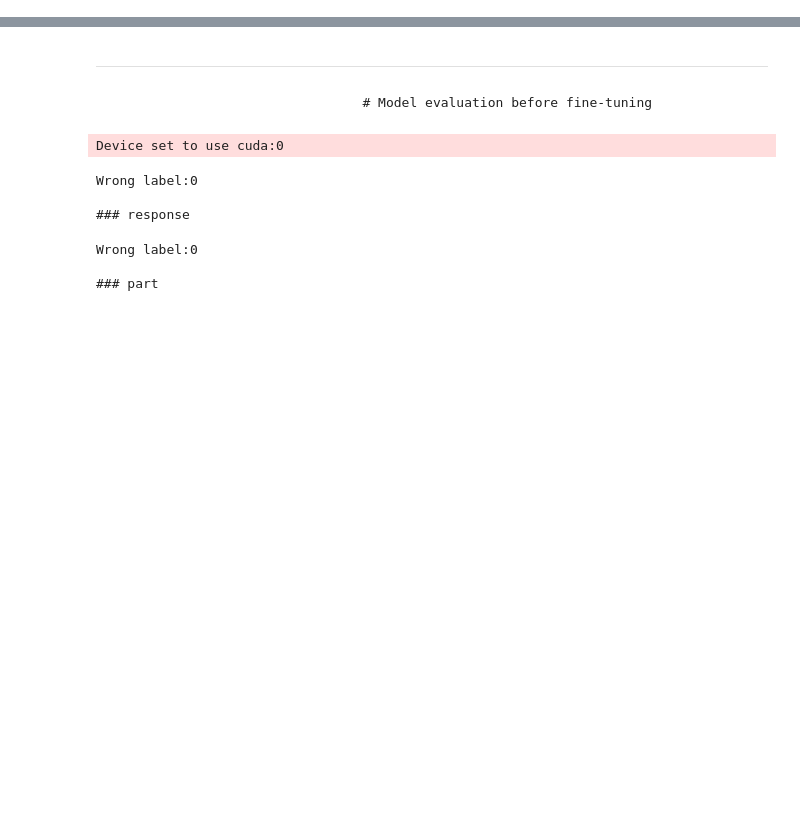
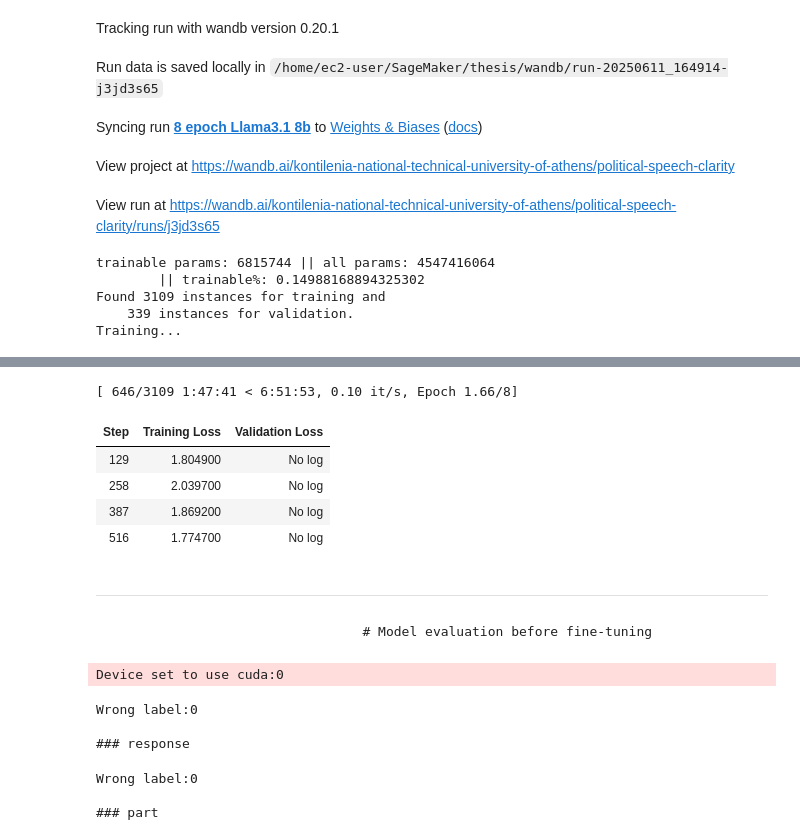
Before and after one commit to Kontilenia/thesis, a Jupyter notebook: lora_llm.ipynb, the cells around one changed output, grey strips where cells are left out. Saved outputs shown, nothing was run; the diff lists cells and outputs as text; code cells hidden in the pictures; blank space fills up the shorter version.

```diff
--- a/lora_llm.ipynb
+++ b/lora_llm.ipynb
@@ -421,32 +506,33 @@ def evaluate(base_model_name,
     evaluation_report(y_true, y_pred, labels, run)
 # %%
 os.environ['WANDB_NOTEBOOK_NAME'] = 'lora_llm'
-os.environ["WANDB_DISABLED"] = "true"
+os.environ["WANDB_DISABLED"] = "false"
 
 # Load the API key from the secret.json file
 with open('secrets.json', 'r') as file:
     secrets = json.load(file)
     huggingface_hub.login(secrets.get('HF_KEY'))
-    # wandb.login(secrets.get('WANDB_KEY'))
+    wandb.login(key=secrets.get('WANDB_KEY'))
 
-# 'TinyLlama/TinyLlama_v1.1'
 base_model_name = 'meta-llama/Llama-3.1-8B-Instruct'
 fine_tuned_model_path = "./llama3.1"
 label_name = "evasion_label"
 lr = 2e-4
-epochs = 1
+epochs = 8
+class_names = []
 
 # Wandb configuration
-# run = wandb.init(entity="kontilenia-national-technical-university-of-athens",
-#                  project='political-speech-clarity',
-#                  job_type="training",
-#                  # Track hyperparameters and run metadata
-#                  config={
-#                     "learning_rate": lr,
-#                     "architecture": base_model_name,
-#                     "dataset": "qevasion_dataset_preproccessed",
-#                     "epochs": epochs,
-#                  })
+run = wandb.init(entity="kontilenia-national-technical-university-of-athens",
+                 project='political-speech-clarity',
+                 job_type="training",
+                 name=str(epochs)+" epoch Llama3.1 8b",
+                 # Track hyperparameters and run metadata
+                 config={
+                    "learning_rate": lr,
+                    "architecture": base_model_name,
+                    "dataset": "qevasion_dataset_preproccessed",
+                    "epochs": epochs,
+                 })
 
 model, tokenizer = finetuning(base_model_name,
                               fine_tuned_model_path,
@@ -454,15 +540,17 @@ model, tokenizer = finetuning(base_model_name,
                               lr,
                               epochs)
 
-# run = wandb.init(entity="kontilenia-national-technical-university-of-athens",
-#                  project="political-speech-clarity",
-#                  id="8c0qfc9s",
-#                  resume="must")
+run = wandb.init(entity="kontilenia-national-technical-university-of-athens",
+                 project="political-speech-clarity",
+                 id="8c0qfc9s",
+                 resume="must")
 
 evaluate(base_model_name,
          fine_tuned_model_path,
+         "clarity_label",
          model,
-         tokenizer)
-#          run)
+         tokenizer,
+         run)
 
-# run.finish()
+run.finish()
+# %% [output]
@@ -468,0 +562,10 @@ evaluate(base_model_name,
+Tracking run with wandb version 0.20.1
+Run data is saved locally in /home/ec2-user/SageMaker/thesis/wandb/run-20250611_164914-j3jd3s65
+Syncing run 8 epoch Llama3.1 8b to Weights & Biases (docs)
+View project at https://wandb.ai/kontilenia-national-technical-university-of-athens/political-speech-clarity
+View run at https://wandb.ai/kontilenia-national-technical-university-of-athens/political-speech-clarity/runs/j3jd3s65
+trainable params: 6815744 || all params: 4547416064
+        || trainable%: 0.14988168894325302
+Found 3109 instances for training and
+    339 instances for validation.
+Training...
@@ -469,3 +573,9 @@ evaluate(base_model_name,
+[ 646/3109 1:47:41 < 6:51:53, 0.10 it/s, Epoch 1.66/8]
+| Step | Training Loss | Validation Loss |
+| 129 | 1.804900 | No log |
+| 258 | 2.039700 | No log |
+| 387 | 1.869200 | No log |
+| 516 | 1.774700 | No log |
 # %% [markdown]
 ------------------------------------------------------------------------------------------------------------
                                     # Model evaluation before fine-tuning
```
Also changed, not shown: parts of 5 cells of this notebook.
